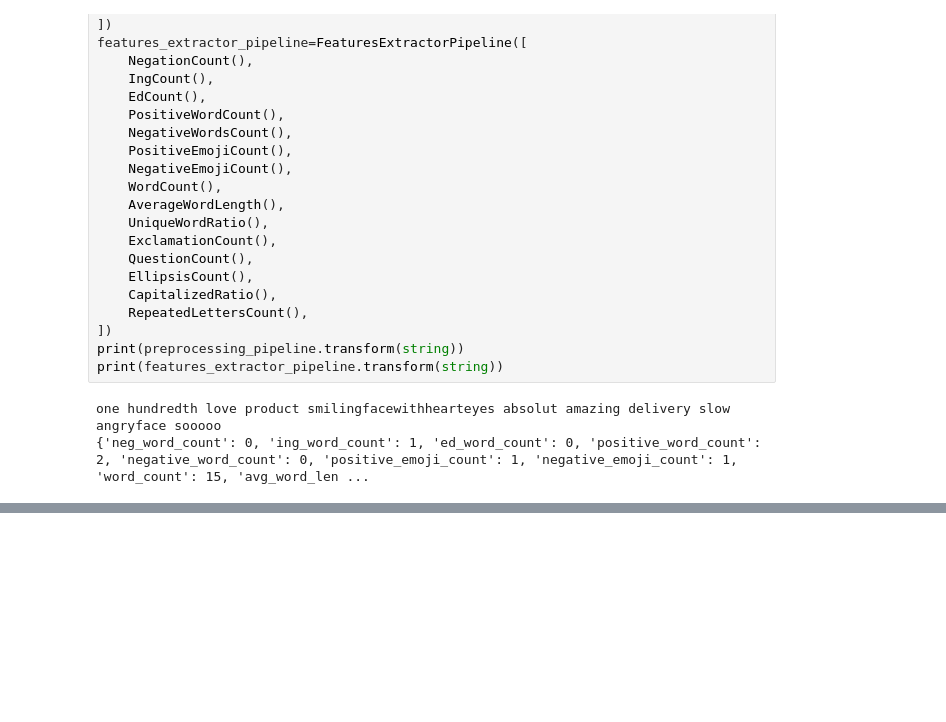
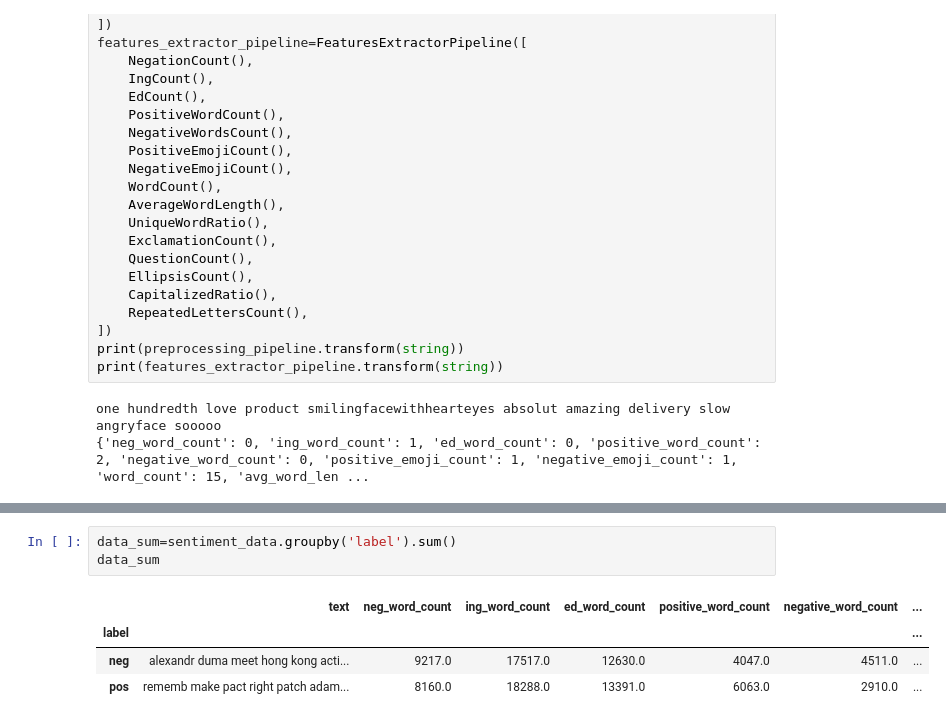
Before and after one commit to amjadAwad95/sentiment-analysis, a Jupyter notebook: main.ipynb, the cells around one changed output, grey strips where cells are left out. Drawn from its saved outputs; the diff is of its cells as text; blank space fills up the shorter version.

```diff
--- a/main.ipynb
+++ b/main.ipynb
@@ -483,0 +513,8 @@ sentiment_data.head(5)
+# %%
+data_sum=sentiment_data.groupby('label').sum()
+data_sum
+# %% [output]
+|  | text | neg_word_count | ing_word_count | ed_word_count | positive_word_count | negative_word_count | ... |
+| label |  |  |  |  |  |  | ... |
+| neg | alexandr duma meet hong kong acti... | 9217.0 | 17517.0 | 12630.0 | 4047.0 | 4511.0 | ... |
+| pos | rememb make pact right patch adam... | 8160.0 | 18288.0 | 13391.0 | 6063.0 | 2910.0 | ... |
```
Also changed, not shown: parts of 10 cells of this notebook.
